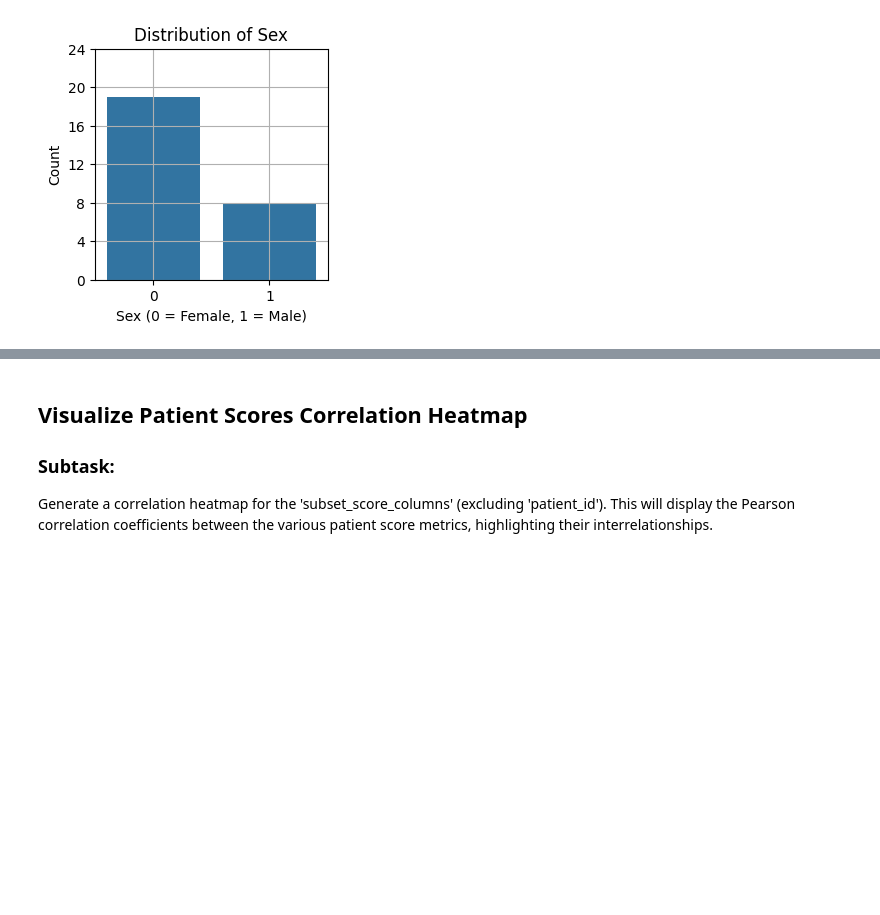
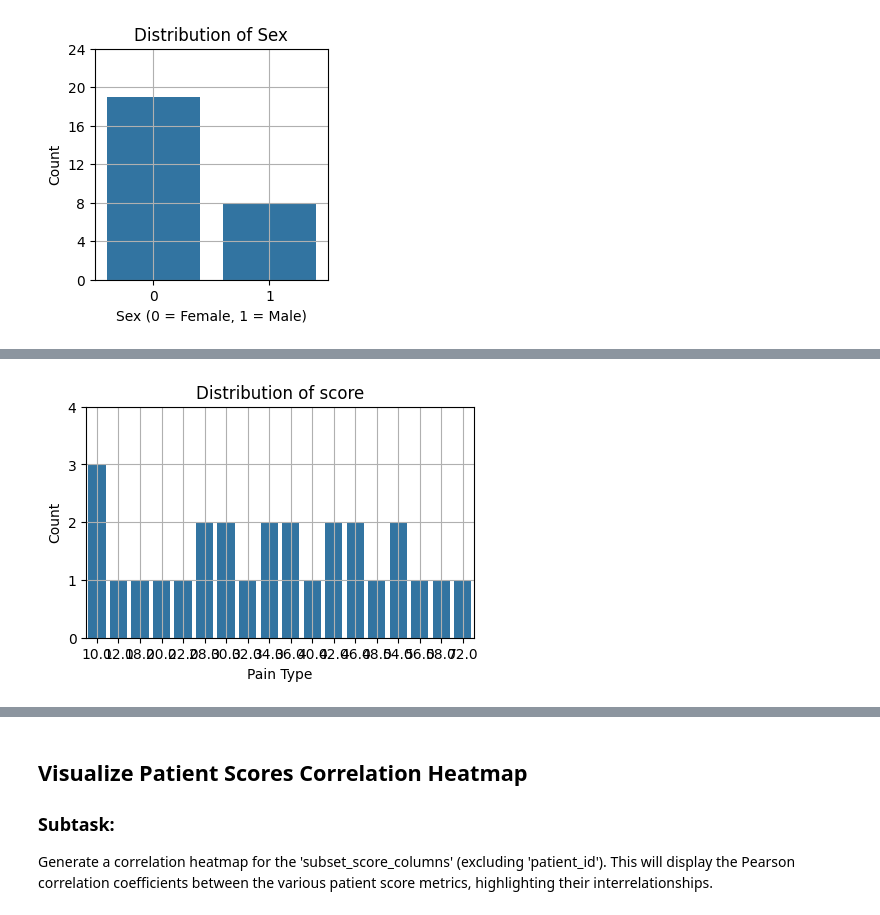
Before and after one commit to TAUforPython/TMS-pain-analysis, a Jupyter notebook: ML TMS pain analysis.ipynb, the cells around one changed output, grey strips where cells are left out. Drawn from its saved outputs; the diff is of its cells as text; code cells hidden in the pictures; blank space fills up the shorter version.

```diff
--- a/ML TMS pain analysis.ipynb
+++ b/ML TMS pain analysis.ipynb
@@ -268,0 +279,11 @@ plt.show()
+# %%
+plt.figure(figsize=(5, 3))
+sns.countplot(data=table_data, x='score_osvestri')
+plt.title('Distribution of score')
+plt.xlabel('Pain Type')
+plt.yticks(np.arange(0, 5, 1.0))
+plt.ylabel('Count')
+plt.grid(True)
+plt.show()
+# %% [output]
+[figure, added]
```
Also changed, not shown: parts of 35 cells of this notebook.
